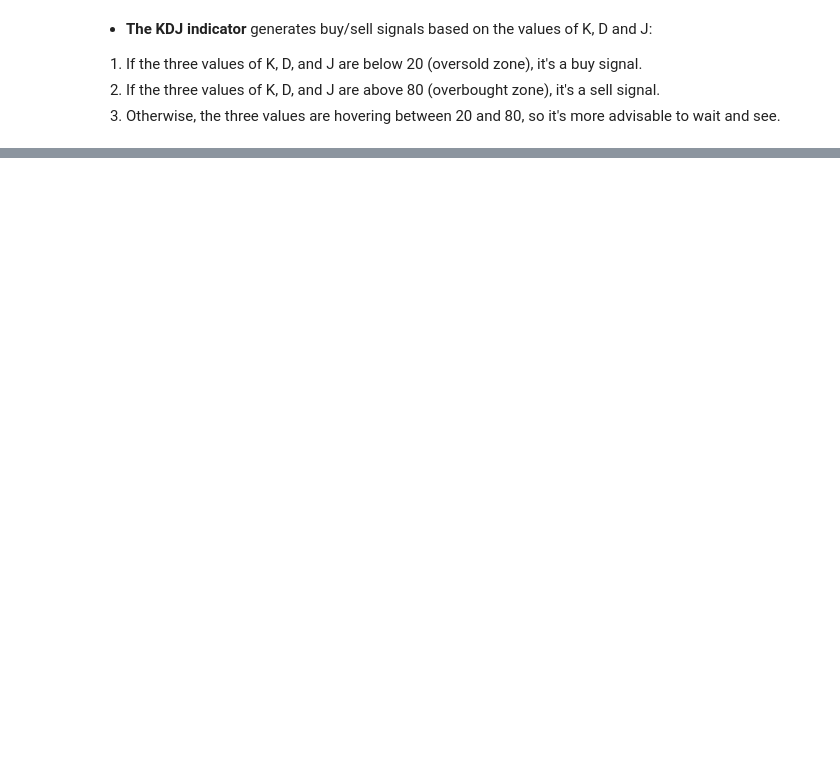
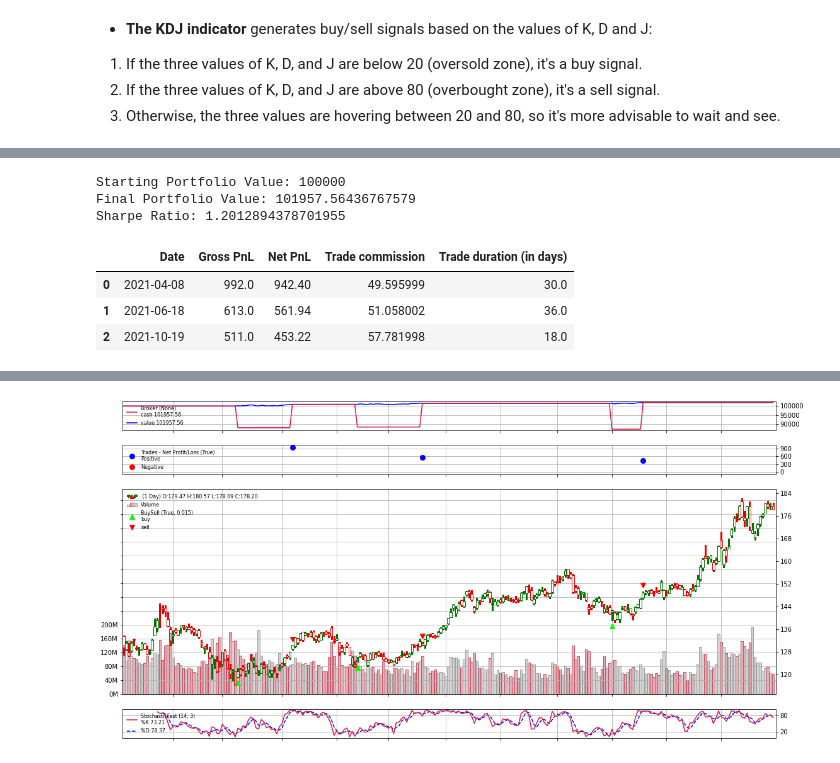
Before and after one commit to aahouzi/Stock-price-forecasting, a Jupyter notebook: notebooks/quantitative_trading_strategies.ipynb, the cells around one changed output, grey strips where cells are left out. Saved outputs shown, nothing was run; the diff lists cells and outputs as text; code cells hidden in the pictures; blank space fills up the shorter version.

```diff
--- a/notebooks/quantitative_trading_strategies.ipynb
+++ b/notebooks/quantitative_trading_strategies.ipynb
@@ -748,0 +663,20 @@ plt.show()
+# %%
+class KDJStrategy(bt.Strategy):
+    lines = ('percJ',)
+    params = (('upper', 89.0),
+              ('lower', 11.0))
+    plotlines = dict(percD=dict(_name='%D', ls='--'),
+                     percJ=dict(_name='%J'),
+                     percK=dict(_name='%K'))
+
+    def __init__(self):
+        self.stoch = bt.indicators.StochasticFast(self.data)
+        self.stoch.lines.percJ = 3 * self.stoch.lines.percK - 2 * self.stoch.lines.percD
+
+    def next(self):
+        if not self.position:
+          if self.stoch.lines.percK < self.params.lower and self.stoch.lines.percD < self.params.lower and self.stoch.lines.percJ < self.params.lower:
+             self.buy()
+        else:
+          if self.stoch.lines.percK > self.params.upper and self.stoch.lines.percD > self.params.upper and self.stoch.lines.percJ > self.params.upper:
+            self.sell()
@@ -748,0 +719,15 @@ plt.show()
+# %%
+# Run the strategy & plot the results
+set_and_run(data,
+            KDJStrategy,
+            startcash,
+            commission,
+            stake)
+# %% [output]
+Starting Portfolio Value: 100000
+Final Portfolio Value: 101957.56436767579
+Sharpe Ratio: 1.2012894378701955
+|  | Date | Gross PnL | Net PnL | Trade commission | Trade duration (in days) |
+| 0 | 2021-04-08 | 992.0 | 942.40 | 49.595999 | 30.0 |
+| 1 | 2021-06-18 | 613.0 | 561.94 | 51.058002 | 36.0 |
+| 2 | 2021-10-19 | 511.0 | 453.22 | 57.781998 | 18.0 |
@@ -748,0 +736 @@ plt.show()
+[figure, added]
```
Also changed, not shown: parts of 15 cells of this notebook.
